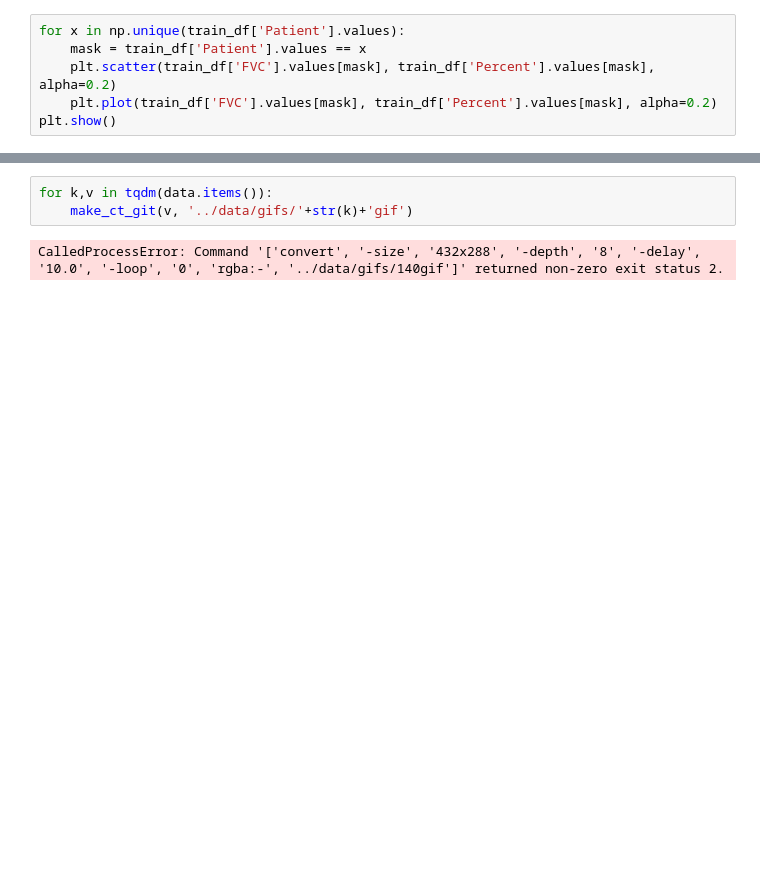
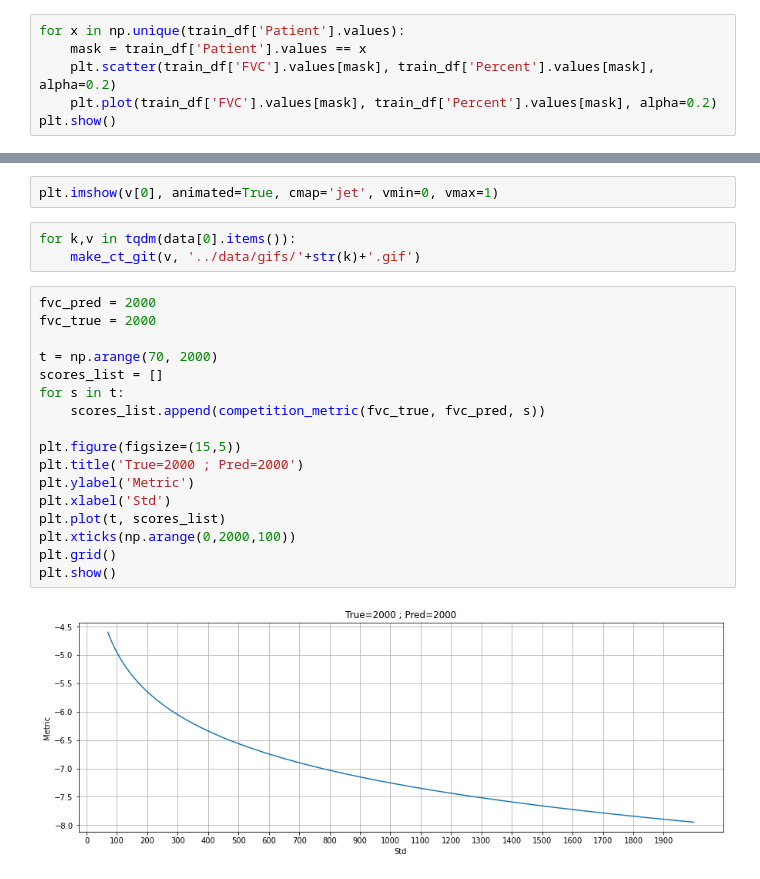
Before and after one commit to javirasu/osic_competition, a Jupyter notebook: notebooks/EDA.ipynb, the cells around one changed output, grey strips where cells are left out. Saved outputs shown, nothing was run; the diff lists cells and outputs as text; blank space fills up the shorter version.

Commit message:
Backup competition code

```diff
--- a/notebooks/EDA.ipynb
+++ b/notebooks/EDA.ipynb
@@ -184,5 +175,24 @@ data = load_ct_scans(config['data_path']+'/train', le_patient)
+# %%
+plt.imshow(v[0], animated=True, cmap='jet', vmin=0, vmax=1)
 # %%
-for k,v in tqdm(data.items()):
-    make_ct_git(v, '../data/gifs/'+str(k)+'gif')
+for k,v in tqdm(data[0].items()):
+    make_ct_git(v, '../data/gifs/'+str(k)+'.gif')
-# %% [output]
-CalledProcessError: Command '['convert', '-size', '432x288', '-depth', '8', '-delay', '10.0', '-loop', '0', 'rgba:-', '../data/gifs/140gif']' returned non-zero exit status 2.
+# %%
+fvc_pred = 2000
+fvc_true = 2000
+
+t = np.arange(70, 2000)
+scores_list = []
+for s in t:
+    scores_list.append(competition_metric(fvc_true, fvc_pred, s))
+
+plt.figure(figsize=(15,5))
+plt.title('True=2000 ; Pred=2000')
+plt.ylabel('Metric')
+plt.xlabel('Std')
+plt.plot(t, scores_list)
+plt.xticks(np.arange(0,2000,100))
+plt.grid()
+plt.show()
+# %% [output]
+[figure, added]
```
Also changed, not shown: parts of 13 cells of this notebook, 12 other files.
